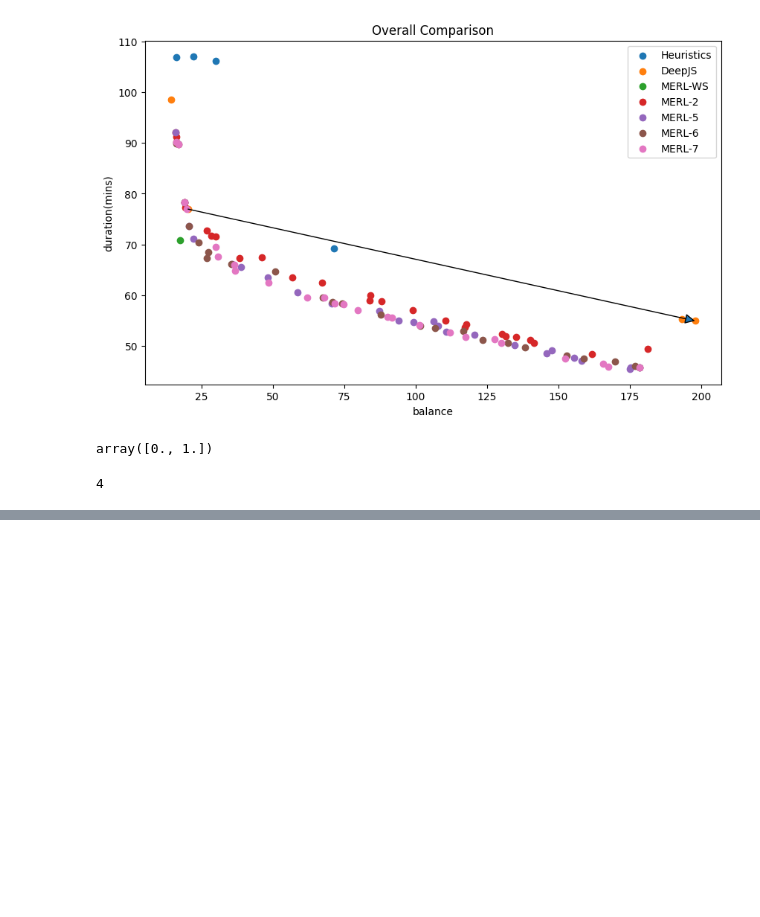
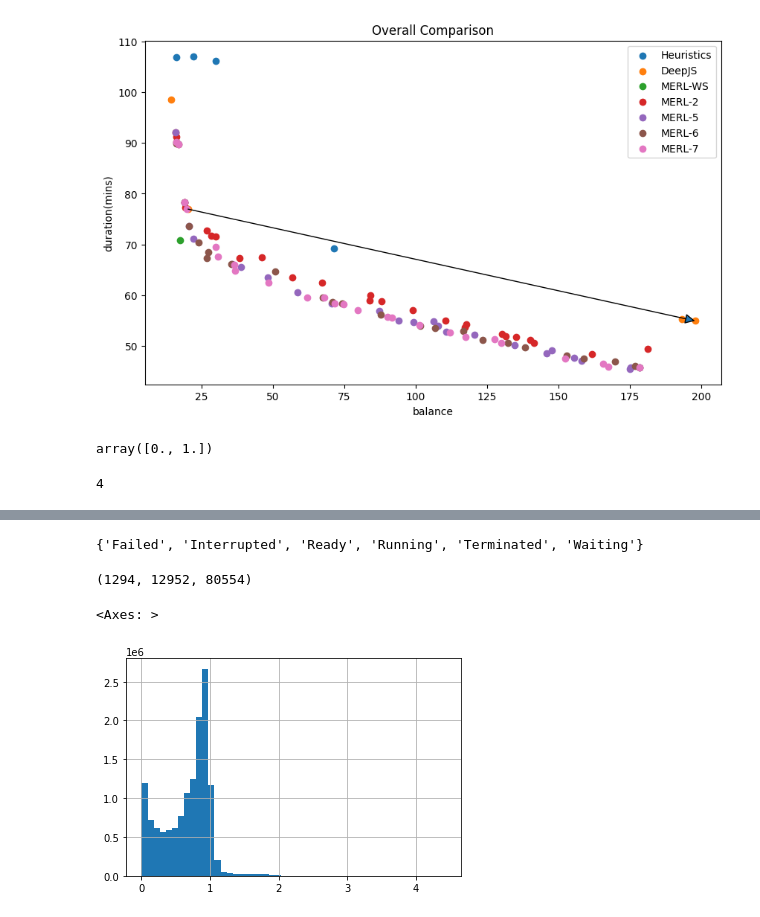
Before and after one commit to zlaom/MERL-LB, a Jupyter notebook: analysis.ipynb, the cells around one changed output, grey strips where cells are left out. Saved outputs shown, nothing was run; the diff lists cells and outputs as text; code cells hidden in the pictures; blank space fills up the shorter version.

```diff
--- a/analysis.ipynb
+++ b/analysis.ipynb
@@ -461,3 +461,7 @@ import random
 random.randint(0,10)
 # %% [output]
 4
+# %%
+import pandas as pd
+data = pd.read_csv('data/alibaba_trace2017/batch_instance.csv', header=None)
+data.head()
@@ -463,0 +479,3 @@ random.randint(0,10)
+# %%
+header = ['start_timestamp', 'end_timestamp', 'job_id', 'task_id', 'machineID', 'status', 'seq_no', 'total_seq_no', 'real_cpu_max', 'real_cpu_avg', 'real_mem_max', 'real_mem_avg']
+data.columns = header
@@ -463,0 +491,13 @@ random.randint(0,10)
+# %%
+set(data['status'])
+# %% [output]
+{'Failed', 'Interrupted', 'Ready', 'Running', 'Terminated', 'Waiting'}
+# %%
+len(data['machineID'].unique()), len(data['job_id'].unique()), len(data['task_id'].unique())
+# %% [output]
+(1294, 12952, 80554)
+# %%
+data['real_cpu_avg'].hist(bins=50)
+# %% [output]
+<Axes: >
+[figure, added]
```
Also changed, not shown: parts of 18 cells of this notebook, 3 other files.
